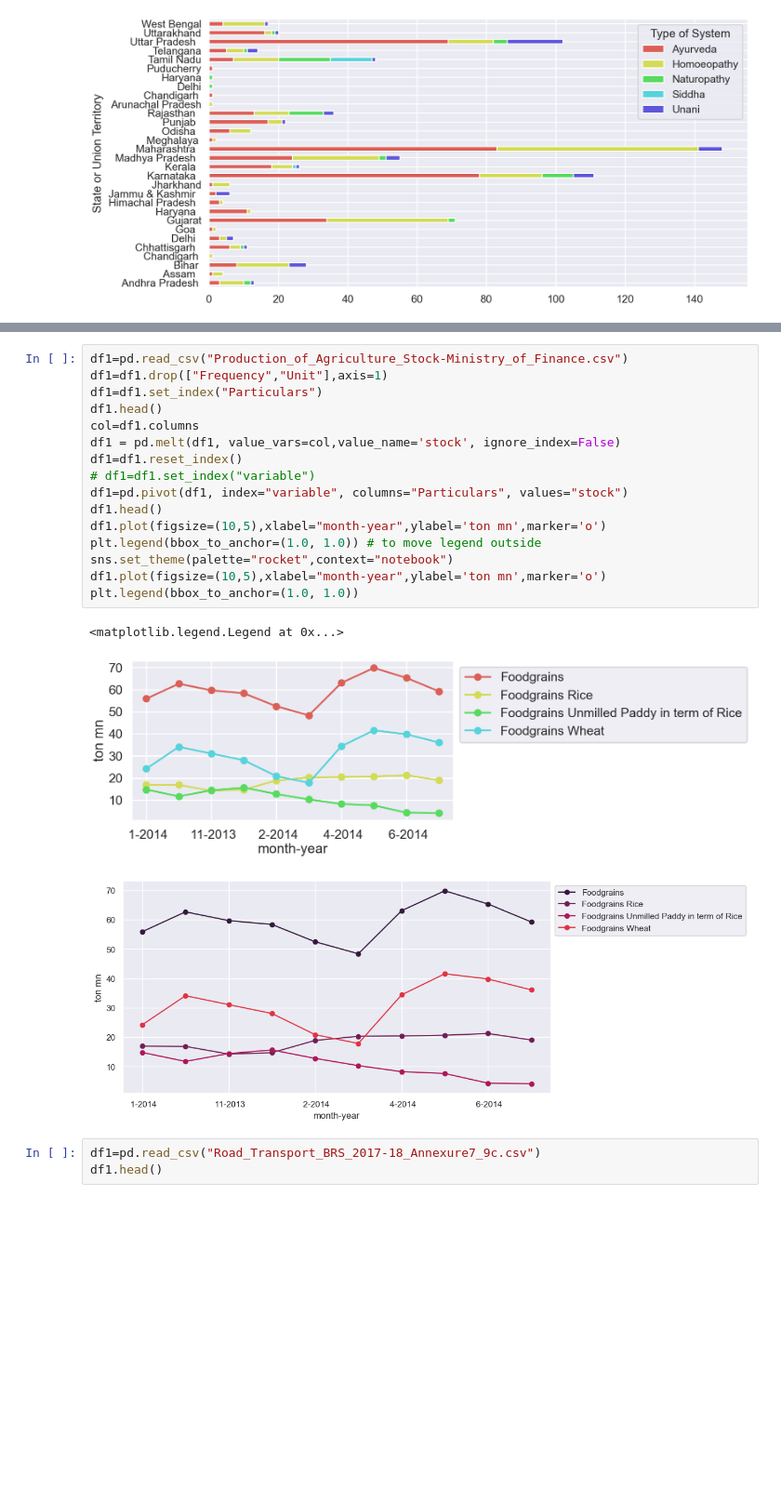
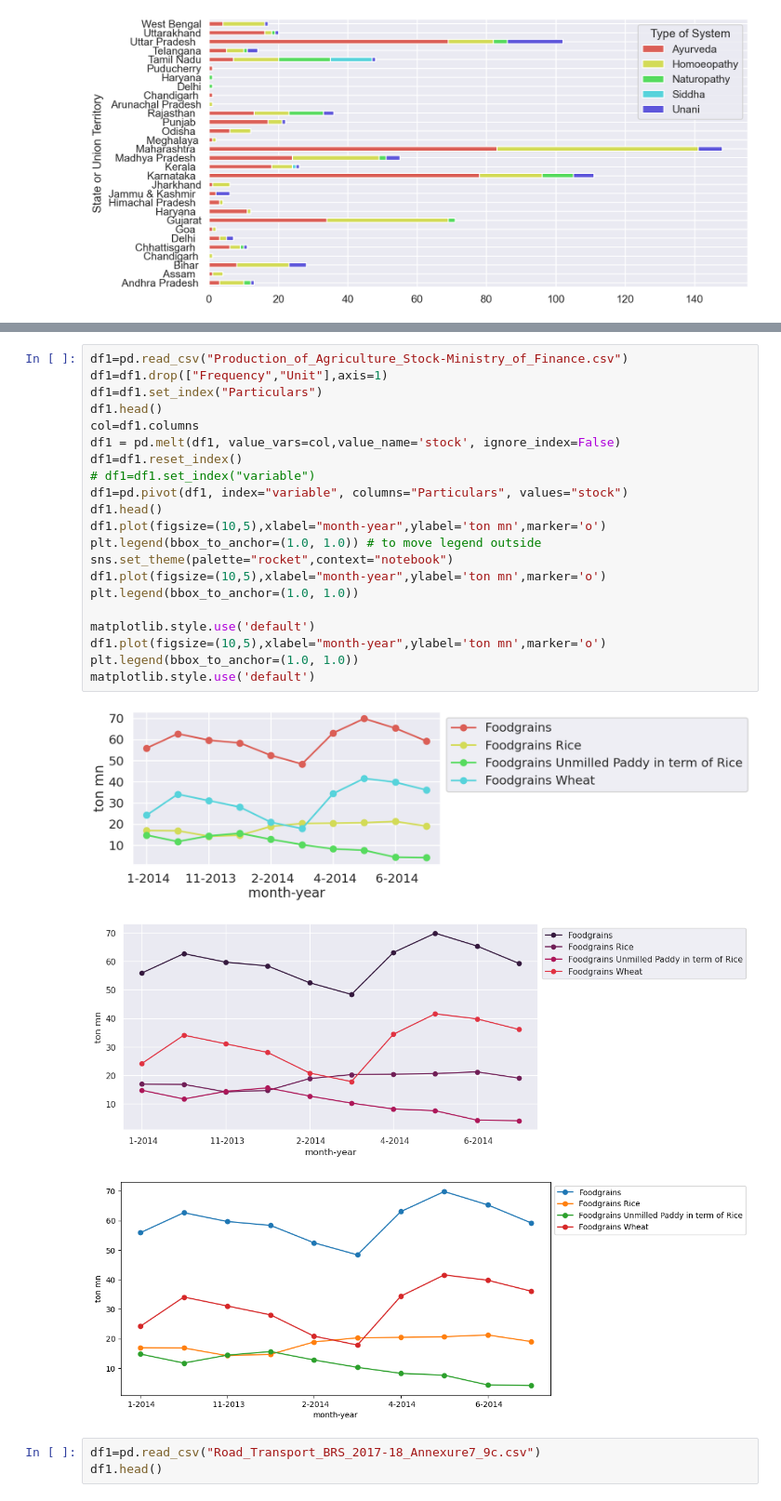
Before and after one commit to Shubham163solanki/lab4, a Jupyter notebook: lab4.ipynb, the cells around one changed output, grey strips where cells are left out. Shown at 93% size. Cells and saved outputs as stored; diff of their text form; blank space fills up the shorter version.

```diff
--- a/lab4.ipynb
+++ b/lab4.ipynb
@@ -95,23 +95,28 @@ df1.head()
 # %%
 df1=pd.read_csv("Production_of_Agriculture_Stock-Ministry_of_Finance.csv")
 df1=df1.drop(["Frequency","Unit"],axis=1)
 df1=df1.set_index("Particulars")
 df1.head()
 col=df1.columns
 df1 = pd.melt(df1, value_vars=col,value_name='stock', ignore_index=False)
 df1=df1.reset_index()
 # df1=df1.set_index("variable")
 df1=pd.pivot(df1, index="variable", columns="Particulars", values="stock")
 df1.head()
 df1.plot(figsize=(10,5),xlabel="month-year",ylabel='ton mn',marker='o')
 plt.legend(bbox_to_anchor=(1.0, 1.0)) # to move legend outside
 sns.set_theme(palette="rocket",context="notebook")
 df1.plot(figsize=(10,5),xlabel="month-year",ylabel='ton mn',marker='o')
 plt.legend(bbox_to_anchor=(1.0, 1.0))
+
+matplotlib.style.use('default')
+df1.plot(figsize=(10,5),xlabel="month-year",ylabel='ton mn',marker='o')
+plt.legend(bbox_to_anchor=(1.0, 1.0))
+matplotlib.style.use('default')
 # %% [output]
-<matplotlib.legend.Legend at 0x...>
-[figure, old version]
+[figure, new version]
-[figure, old version]
+[figure, new version]
+[figure, added]
 # %%
 df1=pd.read_csv("Road_Transport_BRS_2017-18_Annexure7_9c.csv")
 df1.head()
```
Also changed, not shown: parts of 2 cells of this notebook.
